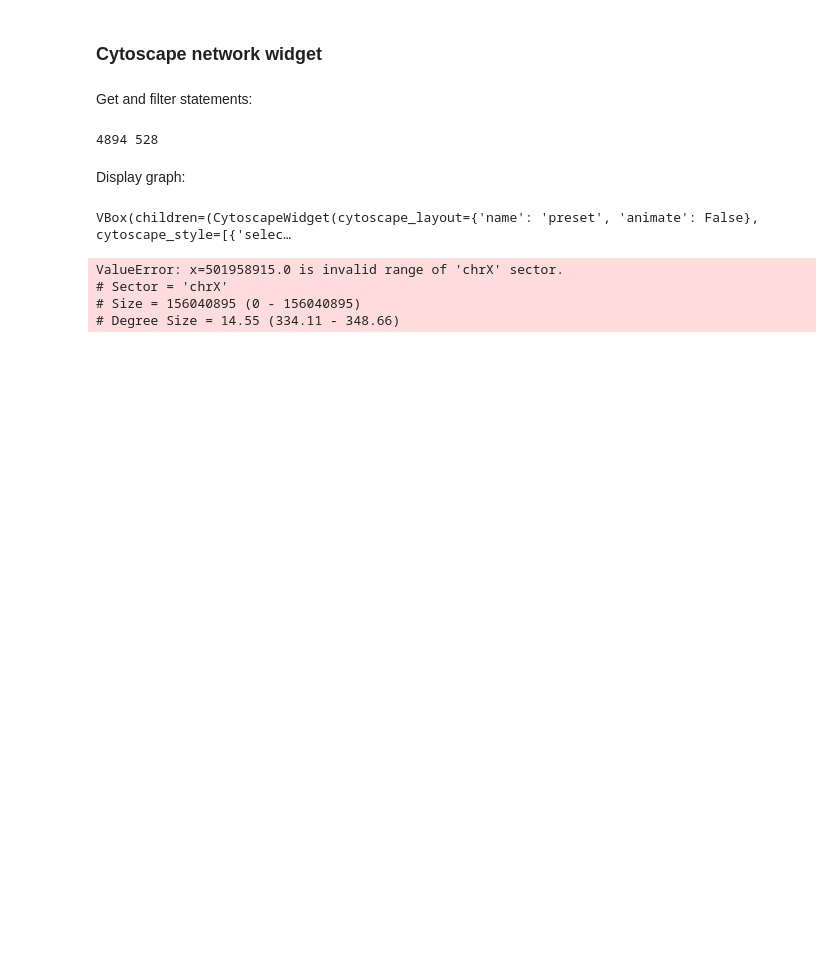
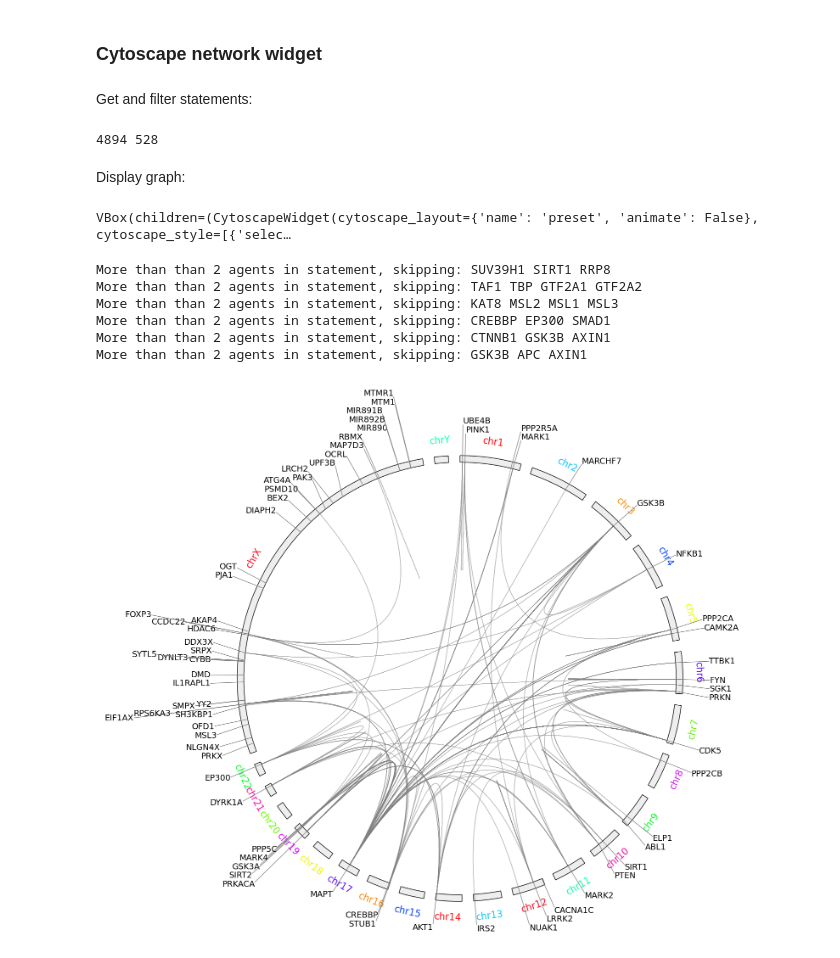
Before and after one commit to munch-group/interaction-store, a Jupyter notebook: interaction_store.ipynb, the cells around one changed output. Saved outputs shown, nothing was run; the diff lists cells and outputs as text; code cells hidden in the pictures; blank space fills up the shorter version.

```diff
--- a/interaction_store.ipynb
+++ b/interaction_store.ipynb
@@ -502,17 +503,21 @@ VBox(children=(CytoscapeWidget(cytoscape_layout={'name': 'preset', 'animate': Fa
 # %%
 
 #stmts = load_store(statements_path)
 reg = json.loads(Path(genes_path).read_text())
 circos_plot(stmts,
             reg,
             cmap = register_shifted_cmap('hsv'),
-            scalings=dict(chrX=10)
+            scalings=dict(chrX=10),
+            link_kwargs=dict(alpha=0.5, color='grey', lw=0.5)
             )
 # %% [output]
-ValueError: x=501958915.0 is invalid range of 'chrX' sector.
-# Sector = 'chrX'
-# Size = 156040895 (0 - 156040895)
-# Degree Size = 14.55 (334.11 - 348.66)
+More than than 2 agents in statement, skipping: SUV39H1 SIRT1 RRP8
+More than than 2 agents in statement, skipping: TAF1 TBP GTF2A1 GTF2A2
+More than than 2 agents in statement, skipping: KAT8 MSL2 MSL1 MSL3
+More than than 2 agents in statement, skipping: CREBBP EP300 SMAD1
+More than than 2 agents in statement, skipping: CTNNB1 GSK3B AXIN1
+More than than 2 agents in statement, skipping: GSK3B APC AXIN1
+[figure, added]
 # %%
 from geneinfo.genelist import GeneListCollection
 from geneinfo.genelist import GeneList as glist
```
Also changed, not shown: parts of 2 cells of this notebook, 2 other files.
